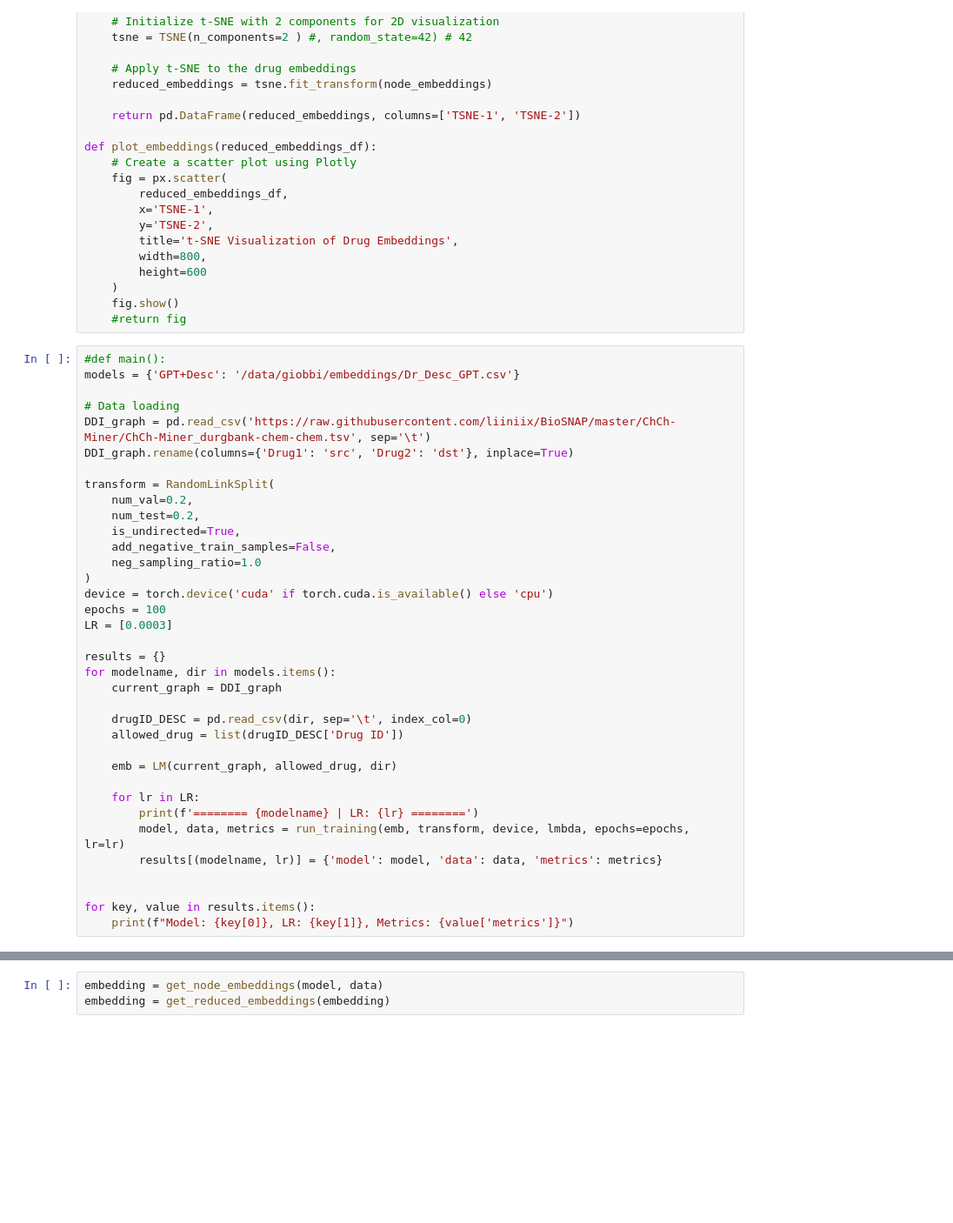
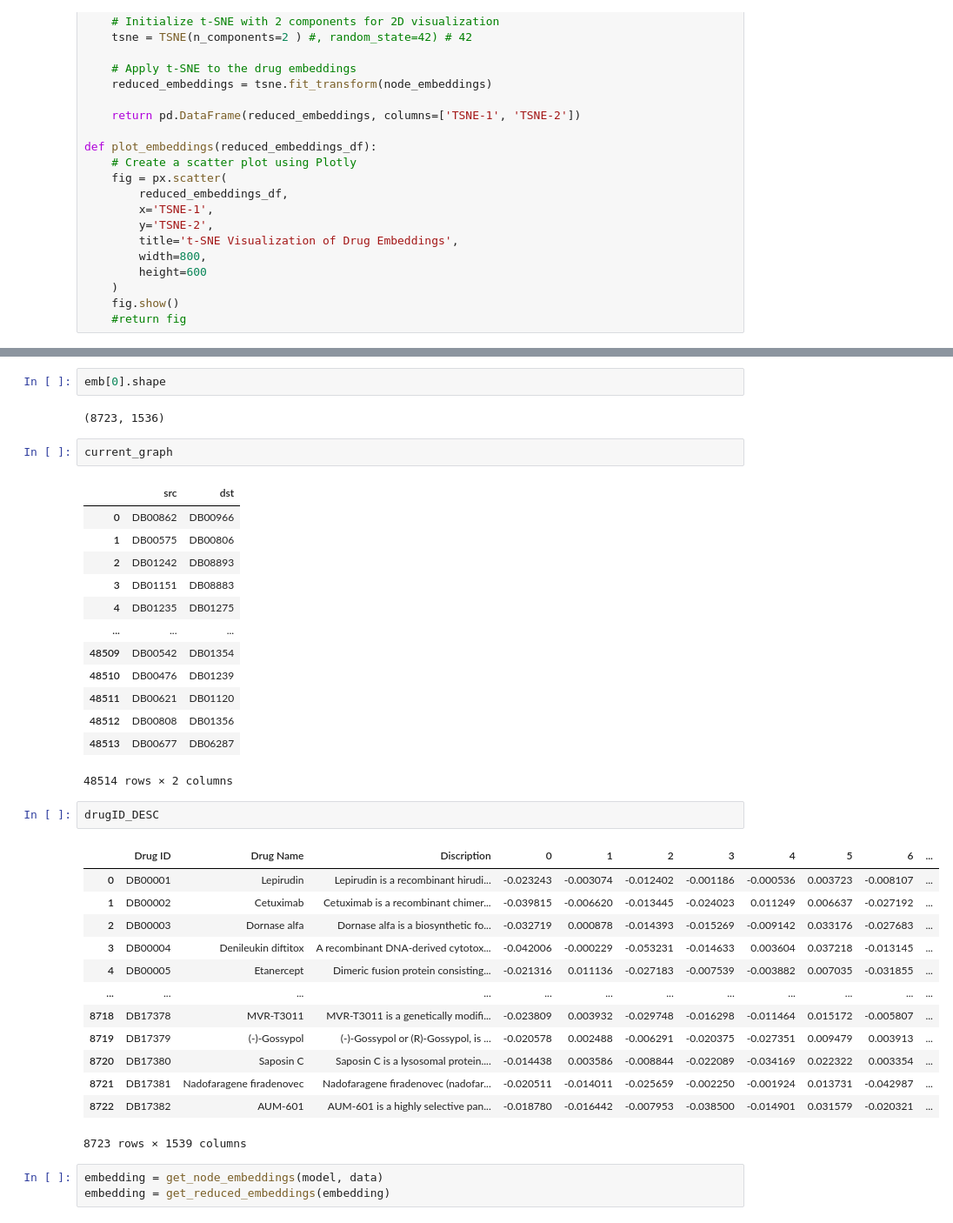
Before and after one commit to lgiobbi/DDI_with_ML, a Jupyter notebook: Notebooks/visualize_embeddings_last_layer/analyze_trained_model.ipynb, the cells around one changed output, grey strips where cells are left out. Shown at 87% size. Saved outputs shown, nothing was run; the diff lists cells and outputs as text; blank space fills up the shorter version.

```diff
--- a/Notebooks/visualize_embeddings_last_layer/analyze_trained_model.ipynb
+++ b/Notebooks/visualize_embeddings_last_layer/analyze_trained_model.ipynb
@@ -39,39 +40,3 @@ def plot_embeddings(reduced_embeddings_df):
     )
     fig.show()
     #return fig
-# %%
-#def main():
-models = {'GPT+Desc': '/data/giobbi/embeddings/Dr_Desc_GPT.csv'}
-
-# Data loading
-DDI_graph = pd.read_csv('https://raw.githubusercontent.com/liiniix/BioSNAP/master/ChCh-Miner/ChCh-Miner_durgbank-chem-chem.tsv', sep='\t')
-DDI_graph.rename(columns={'Drug1': 'src', 'Drug2': 'dst'}, inplace=True)
-
-transform = RandomLinkSplit(
-    num_val=0.2,
-    num_test=0.2,
-    is_undirected=True,
-    add_negative_train_samples=False,
-    neg_sampling_ratio=1.0
-)
-device = torch.device('cuda' if torch.cuda.is_available() else 'cpu')
-epochs = 100
-LR = [0.0003]
-
-results = {}
-for modelname, dir in models.items():
-    current_graph = DDI_graph
-
-    drugID_DESC = pd.read_csv(dir, sep='\t', index_col=0)
-    allowed_drug = list(drugID_DESC['Drug ID'])
-
-    emb = LM(current_graph, allowed_drug, dir)
-
-    for lr in LR:
-        print(f'======== {modelname} | LR: {lr} ========')
-        model, data, metrics = run_training(emb, transform, device, lmbda, epochs=epochs, lr=lr)
-        results[(modelname, lr)] = {'model': model, 'data': data, 'metrics': metrics}
-
-
-for key, value in results.items():
-    print(f"Model: {key[0]}, LR: {key[1]}, Metrics: {value['metrics']}")
@@ -96,3 +63,39 @@ Model: GPT+Desc, LR: 0.0003, Metrics: {'AUC': 0.9778479390856809, 'PR_AUC': 0.97
+# %%
+emb[0].shape
+# %% [output]
+(8723, 1536)
+# %%
+current_graph
+# %% [output]
+|  | src | dst |
+| 0 | DB00862 | DB00966 |
+| 1 | DB00575 | DB00806 |
+| 2 | DB01242 | DB08893 |
+| 3 | DB01151 | DB08883 |
+| 4 | DB01235 | DB01275 |
+| ... | ... | ... |
+| 48509 | DB00542 | DB01354 |
+| 48510 | DB00476 | DB01239 |
+| 48511 | DB00621 | DB01120 |
+| 48512 | DB00808 | DB01356 |
+| 48513 | DB00677 | DB06287 |
+48514 rows × 2 columns
+# %%
+drugID_DESC
+# %% [output]
+|  | Drug ID | Drug Name | Discription | 0 | 1 | 2 | 3 | 4 | 5 | 6 | ... |
+| 0 | DB00001 | Lepirudin | Lepirudin is a recombinant hirudi... | -0.023243 | -0.003074 | -0.012402 | -0.001186 | -0.000536 | 0.003723 | -0.008107 | ... |
+| 1 | DB00002 | Cetuximab | Cetuximab is a recombinant chimer... | -0.039815 | -0.006620 | -0.013445 | -0.024023 | 0.011249 | 0.006637 | -0.027192 | ... |
+| 2 | DB00003 | Dornase alfa | Dornase alfa is a biosynthetic fo... | -0.032719 | 0.000878 | -0.014393 | -0.015269 | -0.009142 | 0.033176 | -0.027683 | ... |
+| 3 | DB00004 | Denileukin diftitox | A recombinant DNA-derived cytotox... | -0.042006 | -0.000229 | -0.053231 | -0.014633 | 0.003604 | 0.037218 | -0.013145 | ... |
+| 4 | DB00005 | Etanercept | Dimeric fusion protein consisting... | -0.021316 | 0.011136 | -0.027183 | -0.007539 | -0.003882 | 0.007035 | -0.031855 | ... |
+| ... | ... | ... | ... | ... | ... | ... | ... | ... | ... | ... | ... |
+| 8718 | DB17378 | MVR-T3011 | MVR-T3011 is a genetically modifi... | -0.023809 | 0.003932 | -0.029748 | -0.016298 | -0.011464 | 0.015172 | -0.005807 | ... |
+| 8719 | DB17379 | (-)-Gossypol | (-)-Gossypol or (R)-Gossypol, is ... | -0.020578 | 0.002488 | -0.006291 | -0.020375 | -0.027351 | 0.009479 | 0.003913 | ... |
+| 8720 | DB17380 | Saposin C | Saposin C is a lysosomal protein.... | -0.014438 | 0.003586 | -0.008844 | -0.022089 | -0.034169 | 0.022322 | 0.003354 | ... |
+| 8721 | DB17381 | Nadofaragene firadenovec | Nadofaragene firadenovec (nadofar... | -0.020511 | -0.014011 | -0.025659 | -0.002250 | -0.001924 | 0.013731 | -0.042987 | ... |
+| 8722 | DB17382 | AUM-601 | AUM-601 is a highly selective pan... | -0.018780 | -0.016442 | -0.007953 | -0.038500 | -0.014901 | 0.031579 | -0.020321 | ... |
+8723 rows × 1539 columns
 # %%
 embedding = get_node_embeddings(model, data)
 embedding = get_reduced_embeddings(embedding)
```
Also changed, not shown: parts of 3 cells of this notebook, 12 other files.
